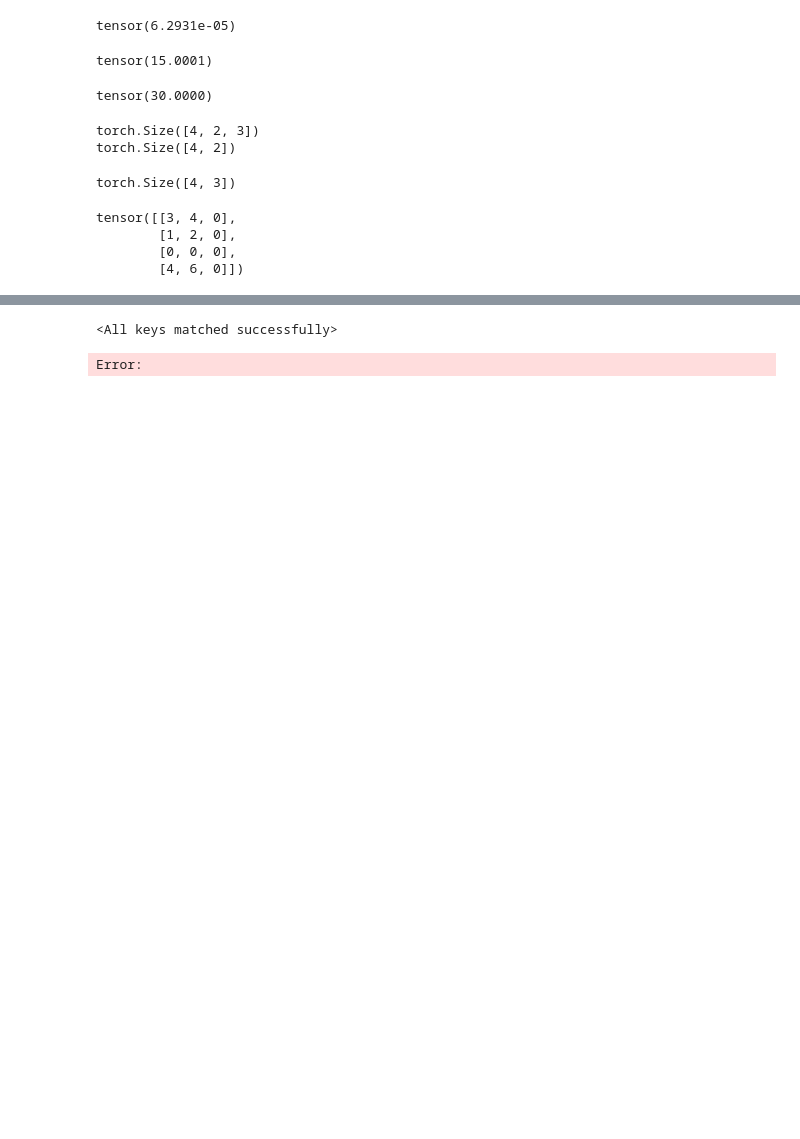
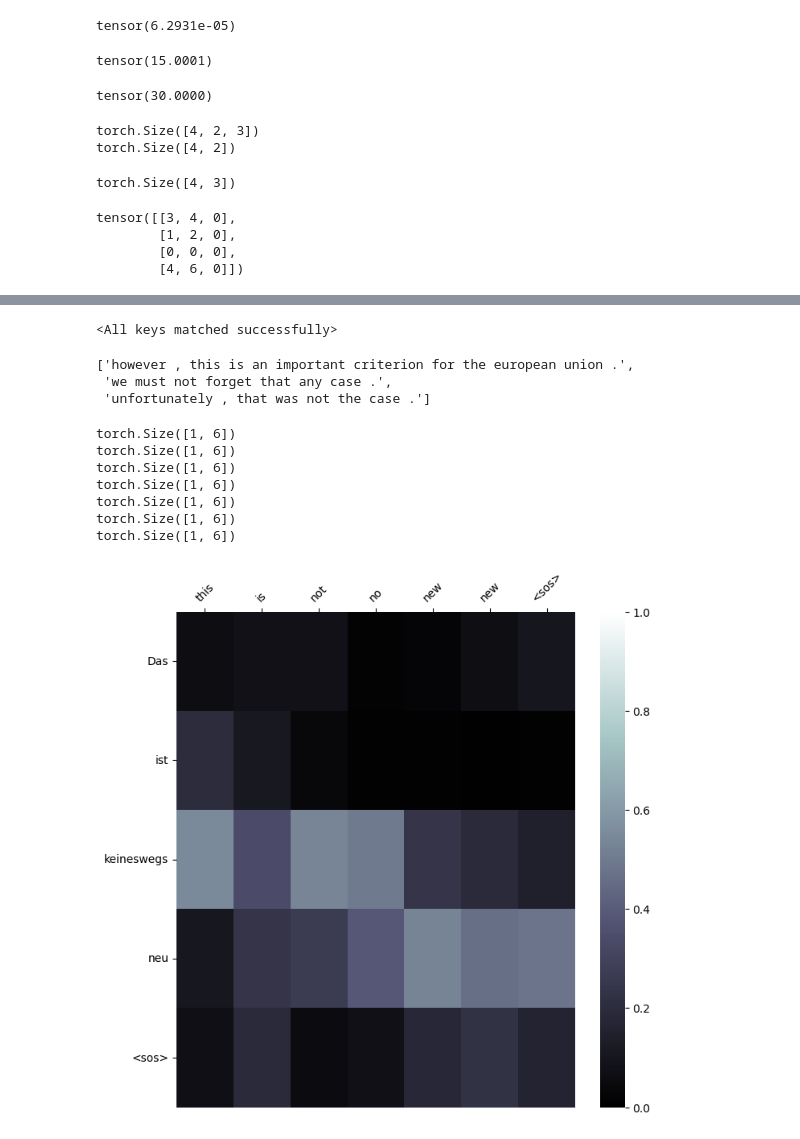
Before and after one commit to PatrickSVM/Seq2Seq-with-Attention, a Jupyter notebook: experiments.ipynb, the cells around one changed output, grey strips where cells are left out. Drawn from its saved outputs; the diff is of its cells as text; code cells hidden in the pictures; blank space fills up the shorter version.

```diff
--- a/experiments.ipynb
+++ b/experiments.ipynb
@@ -346,10 +346,10 @@ emb(torch.tensor([]))
 # %%
 exp_name = "experiment_4"
 
-lr = 5e-4
-batch_size = 80
+lr = 1e-4
+batch_size = 128
 epochs = 15
-max_vocab_size = 20000
+max_vocab_size = 8000
 min_freq = 2
 enc_emb_dim = 256
 hidden_dim_enc = 512
@@ -357,14 +357,15 @@ hidden_dim_dec = 512
 num_layers_enc = 1
 num_layers_dec = 1
 emb_dim_trg = 256
-device = "cuda"
-teacher_forcing = 0.5
+device = "cpu"
+teacher_forcing = 0.8
+dropout=0
 
 from seq2seq_attention.build_dataloaders import build_fields, get_datasets, build_vocab
 
 src, trg = build_fields()
 src_field, trg_field = build_fields()
-train_set, val_set, test_set = get_datasets(train_path="./data/processed/train_mini.csv",
+train_set, val_set, test_set = get_datasets(train_path="./data/processed/train.csv",
                                             val_path="./data/processed/train_mini.csv",
                                             test_path="./data/processed/train_mini.csv",
                                             src_field=src_field,
@@ -375,7 +382,7 @@ from seq2seq_attention.model import Seq2Seq_Architecture_with_Att, Seq2Seq_With_
 import torch
 
 # Init from file
-best_model_vals = torch.load("./experiments/Experiment_4/best_model.pt")
+best_model_vals = torch.load("./experiments/Experiment_11_safe/best_model.pt")
 
 model = Seq2Seq_With_Attention(
         lr=lr,
@@ -390,11 +397,22 @@ model = Seq2Seq_With_Attention(
         emb_dim_trg=emb_dim_trg,
         trg_pad_idx=trg_field.vocab.stoi["<pad>"],
         device=device,
-        seq_beginning_token_idx=trg_field.init_token,
+        seq_beginning_token_idx=trg_field.vocab.stoi[trg_field.init_token],
+        dropout=dropout,
     )
 
 
 model.seq2seq.load_state_dict(best_model_vals["model_state_dict"])
 # %% [output]
 <All keys matched successfully>
-Error:
+# %%
+from seq2seq_attention.visualize_attention import get_attention_frames
+examples = ["Dennoch ist das ein wichtiges Kriterium für die Europäische Union.",
+            "Das dürfen wir auf keinen Fall vergessen.",
+            "Leider war das nicht der Fall."]
+trans, frames = get_attention_frames(sentences=examples, model=model, src_field=src_field, trg_field=trg_field)
+trans
+# %% [output]
+['however , this is an important criterion for the european union .',
+ 'we must not forget that any case .',
+ 'unfortunately , that was not the case .']
@@ -400,0 +421,20 @@ Error:
+# %%
+
+from seq2seq_attention.visualize_attention import plot_attention
+import matplotlib.pyplot as plt
+from seq2seq_attention.visualize_attention import get_attention_frames
+sent = "Das ist keineswegs neu"
+examples = [sent]
+trans, frames = get_attention_frames(sentences=examples, model=model, src_field=src_field, trg_field=trg_field)
+frame = frames[0]
+plt.figure(figsize=(8,8))
+plot = plot_attention(frame)
+# %% [output]
+torch.Size([1, 6])
+torch.Size([1, 6])
+torch.Size([1, 6])
+torch.Size([1, 6])
+torch.Size([1, 6])
+torch.Size([1, 6])
+torch.Size([1, 6])
+[figure, added]
```
Also changed, not shown: parts of 2 cells of this notebook, 9 other files.
